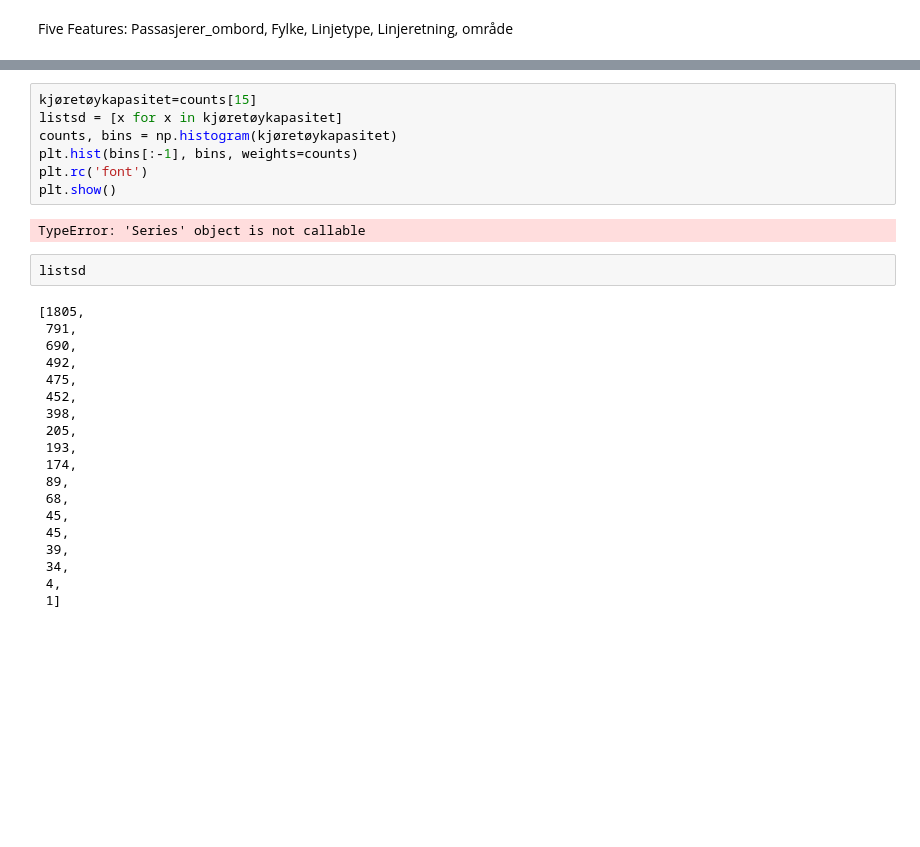
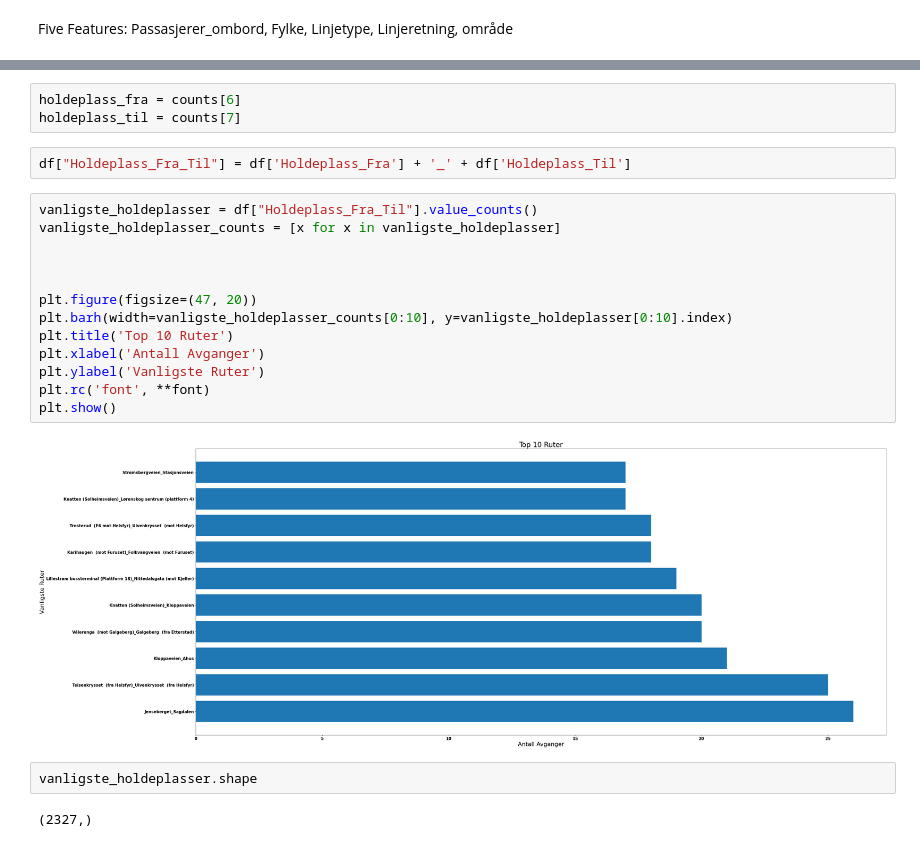
Before and after one commit to ThomasJRye/DAVE3625, a Jupyter notebook: Assignment1/Task1.ipynb, the cells around one changed output, grey strips where cells are left out. Cells and saved outputs as stored; diff of their text form; blank space fills up the shorter version.

```diff
--- a/Assignment1/Task1.ipynb
+++ b/Assignment1/Task1.ipynb
@@ -76,30 +80,24 @@ plt.pie(x=linjeretning_counts, labels=labels)
-# %%
-kjøretøykapasitet=counts[15]
-listsd = [x for x in kjøretøykapasitet]
-counts, bins = np.histogram(kjøretøykapasitet)
-plt.hist(bins[:-1], bins, weights=counts)
-plt.rc('font')
-plt.show()
-# %% [output]
-TypeError: 'Series' object is not callable
-# %%
-listsd
-# %% [output]
-[1805,
- 791,
- 690,
- 492,
- 475,
- 452,
- 398,
- 205,
- 193,
- 174,
- 89,
- 68,
- 45,
- 45,
- 39,
- 34,
- 4,
- 1]
+# %%
+holdeplass_fra = counts[6]
+holdeplass_til = counts[7]
+# %%
+df["Holdeplass_Fra_Til"] = df['Holdeplass_Fra'] + '_' + df['Holdeplass_Til']
+# %%
+vanligste_holdeplasser = df["Holdeplass_Fra_Til"].value_counts()
+vanligste_holdeplasser_counts = [x for x in vanligste_holdeplasser]
+
+
+
+plt.figure(figsize=(47, 20))
+plt.barh(width=vanligste_holdeplasser_counts[0:10], y=vanligste_holdeplasser[0:10].index)
+plt.title('Top 10 Ruter')
+plt.xlabel('Antall Avganger')
+plt.ylabel('Vanligste Ruter')
+plt.rc('font', **font)
+plt.show()
+# %% [output]
+[figure, added]
+# %%
+vanligste_holdeplasser.shape
+# %% [output]
+(2327,)
```
Also changed, not shown: parts of 4 cells of this notebook.
